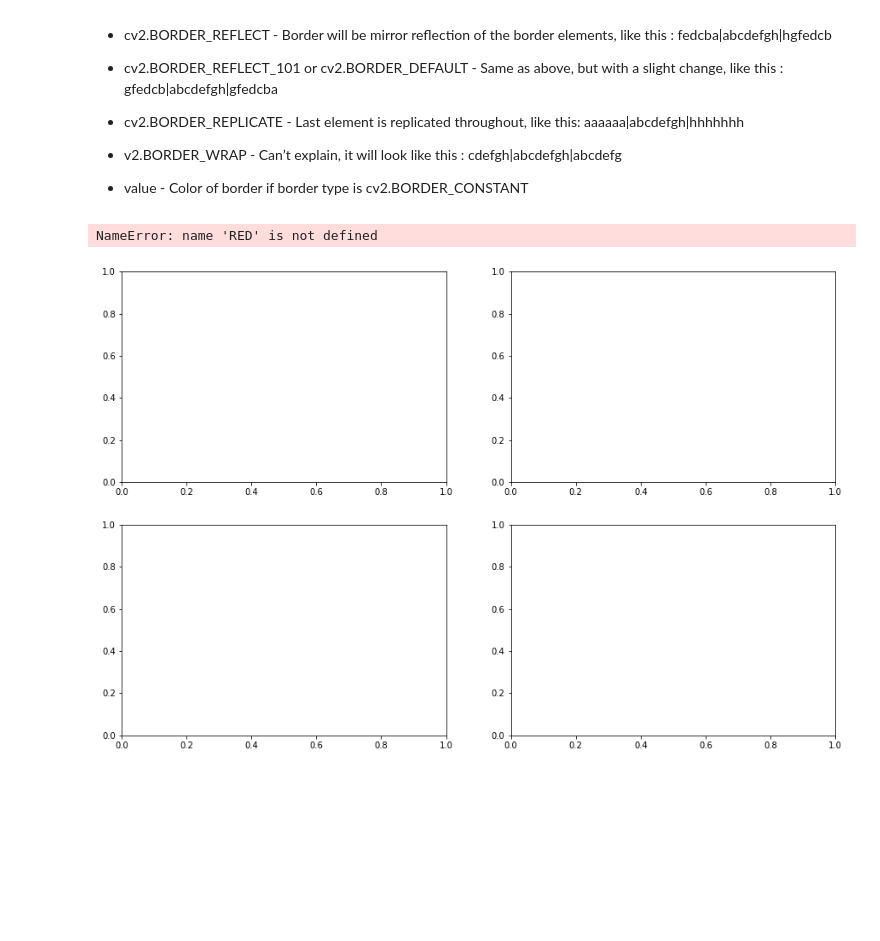
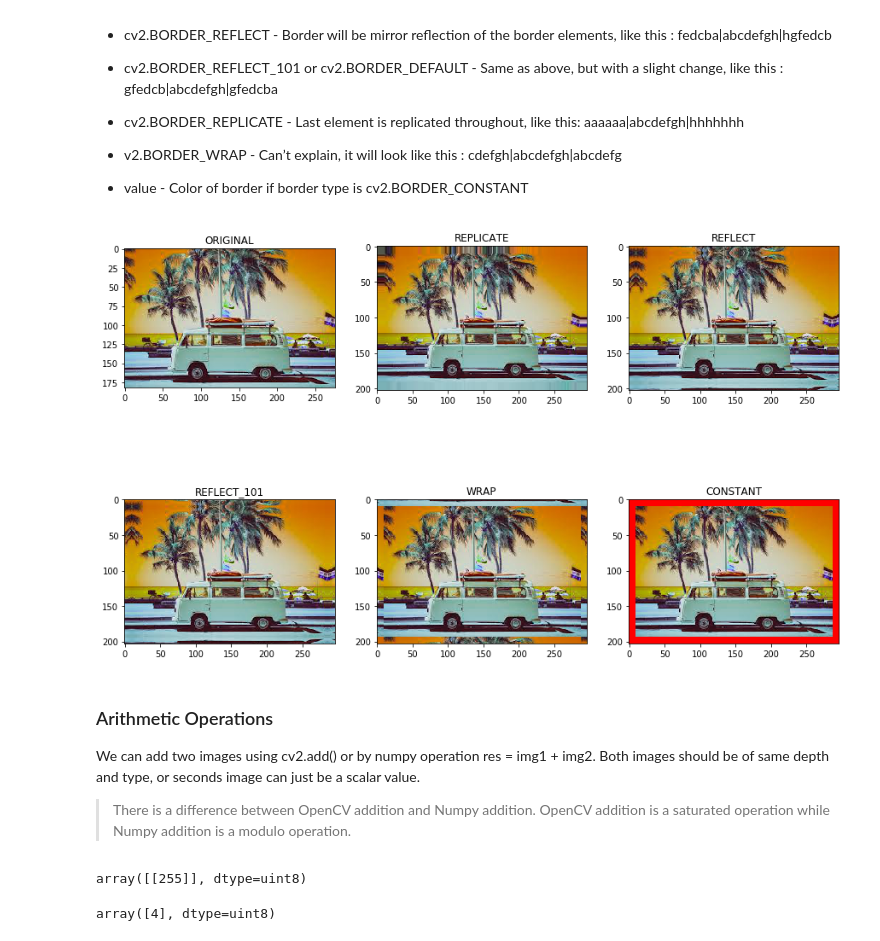
Before and after one commit to IamMohitM/OpenCV-Learning, a Jupyter notebook: Core Operations.ipynb, the cells around one changed output. Drawn from its saved outputs; the diff is of its cells as text; code cells hidden in the pictures; blank space fills up the shorter version.

Commit message:
Arithmetic Operations

```diff
--- a/Core Operations.ipynb
+++ b/Core Operations.ipynb
@@ -82,24 +83,36 @@ You can use cv2.copyMakeBorder() function for creating a border. But it has more
  - v2.BORDER_WRAP - Can’t explain, it will look like this : cdefgh|abcdefgh|abcdefg
 - value - Color of border if border type is cv2.BORDER_CONSTANT
 # %%
-BLUE = [255,0,0]
+RED = [255,0,0] #RGB here
 
 img1 = cv2.imread('images/scenic.jpg')
 plt.subplots(2,2,figsize=(15,10))
 replicate = cv2.copyMakeBorder(img1,10,10,10,10,cv2.BORDER_REPLICATE)
 reflect = cv2.copyMakeBorder(img1,10,10,10,10,cv2.BORDER_REFLECT)
 reflect101 = cv2.copyMakeBorder(img1,10,10,10,10,cv2.BORDER_REFLECT_101)
 wrap = cv2.copyMakeBorder(img1,10,10,10,10,cv2.BORDER_WRAP)
 constant= cv2.copyMakeBorder(img1,10,10,10,10,cv2.BORDER_CONSTANT,value=RED)
 
 plt.subplot(231),plt.imshow(img1,'gray'),plt.title('ORIGINAL')
 plt.subplot(232),plt.imshow(replicate,'gray'),plt.title('REPLICATE')
 plt.subplot(233),plt.imshow(reflect,'gray'),plt.title('REFLECT')
 plt.subplot(234),plt.imshow(reflect101,'gray'),plt.title('REFLECT_101')
 plt.subplot(235),plt.imshow(wrap,'gray'),plt.title('WRAP')
 plt.subplot(236),plt.imshow(constant,'gray'),plt.title('CONSTANT')
 
 plt.show()
 # %% [output]
-NameError: name 'RED' is not defined
-[figure, old version]
+[figure, new version]
+# %% [markdown]
+### Arithmetic Operations
+
+We can add two images using cv2.add() or by numpy operation res = img1 + img2. Both images should be of same depth and type, or seconds image can just be a scalar value.
+
+> There is a difference between OpenCV addition and Numpy addition. OpenCV addition is a saturated operation while Numpy addition is a modulo operation.
+# %%
+x = np.uint8([250])
+y = np.uint8([10])
+
+cv2.add(x, y) #This usually provides better result.
+# %% [output]
+array([[255]], dtype=uint8)
@@ -105,0 +130,4 @@ NameError: name 'RED' is not defined
+# %%
+x + y
+# %% [output]
+array([4], dtype=uint8)
```
Also changed, not shown: parts of 12 cells of this notebook, 3 other files.
